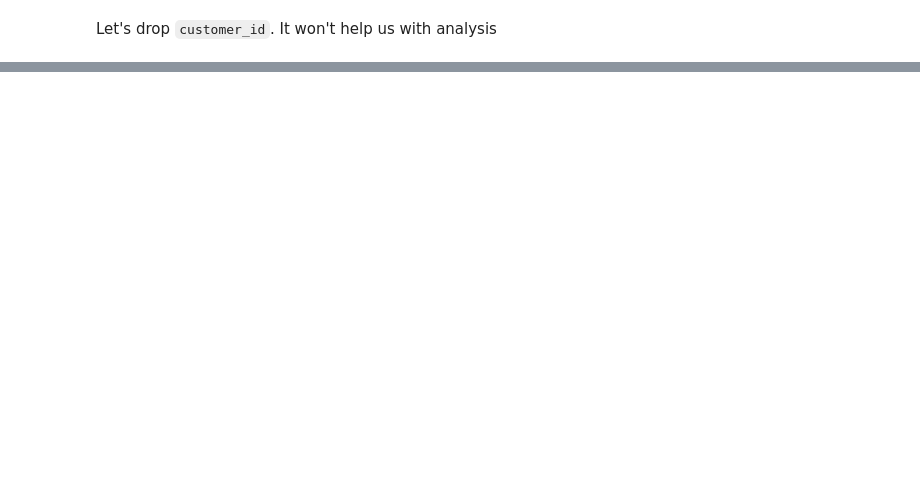
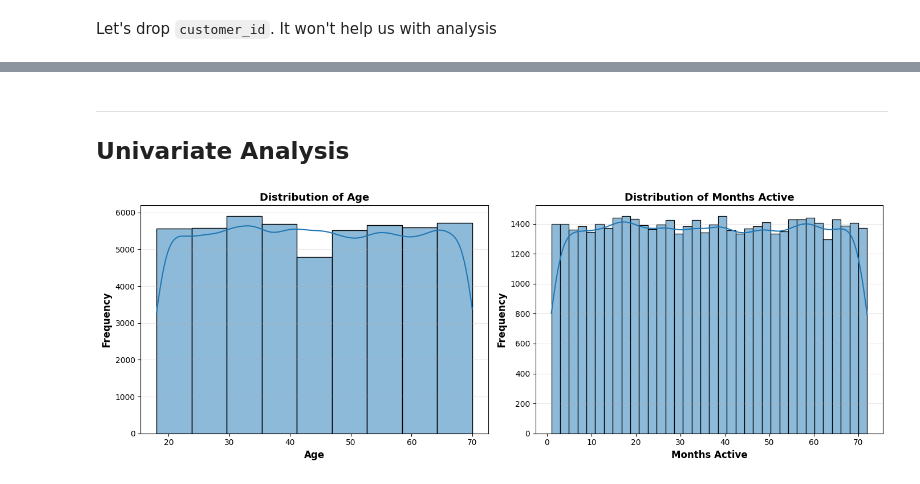
Before and after one commit to LaimengEung/Customer-Segmentation-EDA-ML, a Jupyter notebook: eda.ipynb, the cells around one changed output, grey strips where cells are left out. Drawn from its saved outputs; the diff is of its cells as text; code cells hidden in the pictures; blank space fills up the shorter version.

```diff
--- a/eda.ipynb
+++ b/eda.ipynb
@@ -37,6 +15,6 @@ path = 'C:\\Users\\eungl\\.cache\\kagglehub\\datasets\\rohit8527kmr7518\\online-
 # %%
-data = pd.read_csv(path + '\\retail_customer_segmentation.csv')
-data.head()
+df = pd.read_csv('retail_customer_segmentation.csv')
+df.head()
 # %% [output]
 |  | customer_id | age | annual_income | months_active | avg_monthly_spend | purchase_frequency | ... |
 | 0 | 33554 | 53 | 100473.211709 | 63 | 121.430565 | 0.817268 | ... |
@@ -199,0 +77,2 @@ sns.boxplot(data, x='customer_segment', y='discount_usage_rate')
+# %%
+df = df.drop(columns='customer_id')
@@ -199,0 +145,25 @@ sns.boxplot(data, x='customer_segment', y='discount_usage_rate')
+# %% [markdown]
+---
+
+## **Univariate Analysis**
+# %%
+fig, axes = plt.subplots(1, 2, figsize=(14, 5))
+
+# Age histogram
+sns.histplot(df, x='age', bins=9, ax=axes[0], kde=True, edgecolor='black')
+axes[0].set_xlabel('Age', fontsize=12, fontweight='bold')
+axes[0].set_ylabel('Frequency', fontsize=12, fontweight='bold')
+axes[0].set_title('Distribution of Age', fontsize=13, fontweight='bold')
+axes[0].grid(axis='y', alpha=0.3)
+
+# Months Active histogram
+sns.histplot(df, x='months_active', bins='auto', ax=axes[1], kde=True, edgecolor='black')
+axes[1].set_xlabel('Months Active', fontsize=12, fontweight='bold')
+axes[1].set_ylabel('Frequency', fontsize=12, fontweight='bold')
+axes[1].set_title('Distribution of Months Active', fontsize=13, fontweight='bold')
+axes[1].grid(axis='y', alpha=0.3)
+
+plt.tight_layout()
+plt.show()
+# %% [output]
+[figure, added]
```
Also changed, not shown: parts of 145 cells of this notebook.
